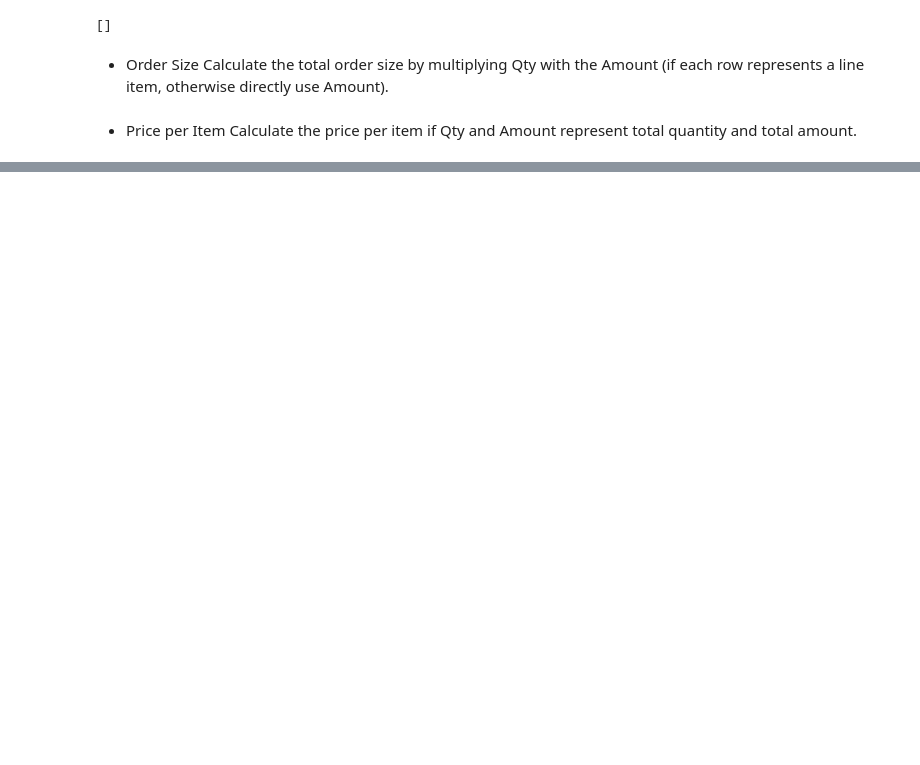
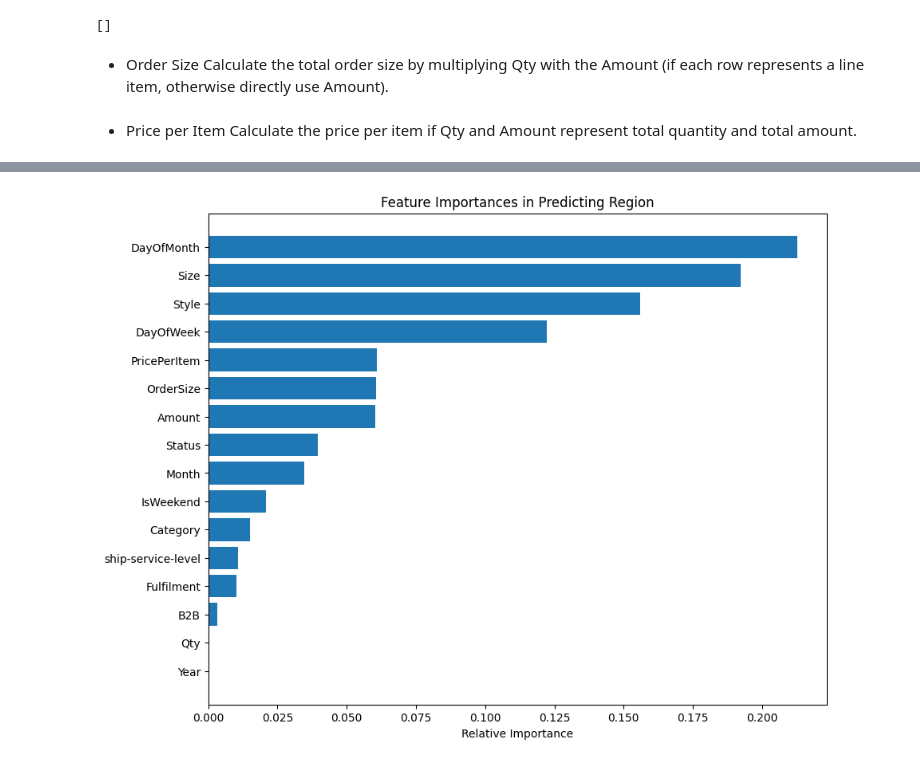
Before and after one commit to patrick-hsbr/fh_mtm_data_projekt_group1, a Jupyter notebook: data.ipynb, the cells around one changed output, grey strips where cells are left out. Drawn from its saved outputs; the diff is of its cells as text; code cells hidden in the pictures; blank space fills up the shorter version.

```diff
--- a/data.ipynb
+++ b/data.ipynb
@@ -360,0 +390,22 @@ data_clean.to_csv('clean_data_set_amazon_sale_report.csv', index=False)
+# %%
+from sklearn.model_selection import train_test_split
+from sklearn.preprocessing import LabelEncoder
+
+# Handle missing values (if any)
+data_clean.fillna(method='ffill', inplace=True)
+
+# Encode categorical variables
+label_encoders = {}
+for column in ['Status', 'Fulfilment', 'ship-service-level', 'Category', 'Region', 'Size', 'ASIN', 'Courier Status', 'ship-state', 'Date', 'Order ID', 'Style']:
+    le = LabelEncoder()
+    data_clean[column] = le.fit_transform(data_clean[column])
+    label_encoders[column] = le
+
+# Define features and target variable
+features = data_clean.drop(columns=['Region', 'Date', 'Order ID', 'ASIN', 'Courier Status', 'ship-state', 'ship-city', 'SKU', 'ship-postal-code', 'index'])
+target = data_clean['Region']
+
+# Split the data
+X_train, X_test, y_train, y_test = train_test_split(features, target, test_size=0.2, random_state=42)
+
+X_train.shape, X_test.shape, y_train.shape, y_test.shape
@@ -360,0 +477,15 @@ data_clean.to_csv('clean_data_set_amazon_sale_report.csv', index=False)
+# %%
+# Plot feature importances
+feature_importances = rf_classifier.feature_importances_
+features = X_train.columns
+indices = np.argsort(feature_importances)[::-1]  # Sort in descending order
+
+plt.figure(figsize=(10, 8))
+plt.title('Feature Importances in Predicting Region')
+plt.barh(range(len(indices)), feature_importances[indices], align='center')
+plt.yticks(range(len(indices)), [features[i] for i in indices])
+plt.xlabel('Relative Importance')
+plt.gca().invert_yaxis()  # Highest importance at the top
+plt.show()
+# %% [output]
+[figure, added]
```
Also changed, not shown: parts of 14 cells of this notebook, 1 other file.
